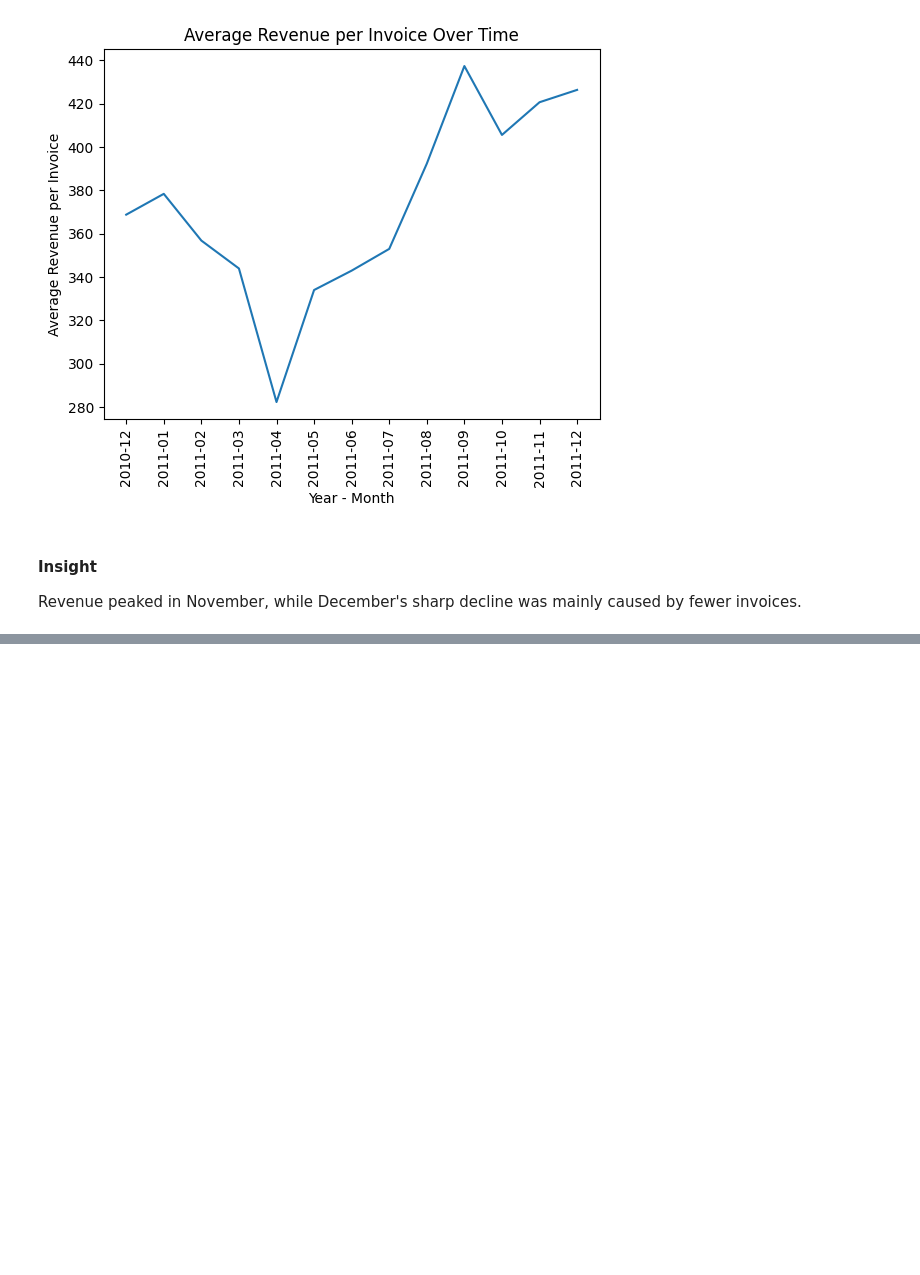
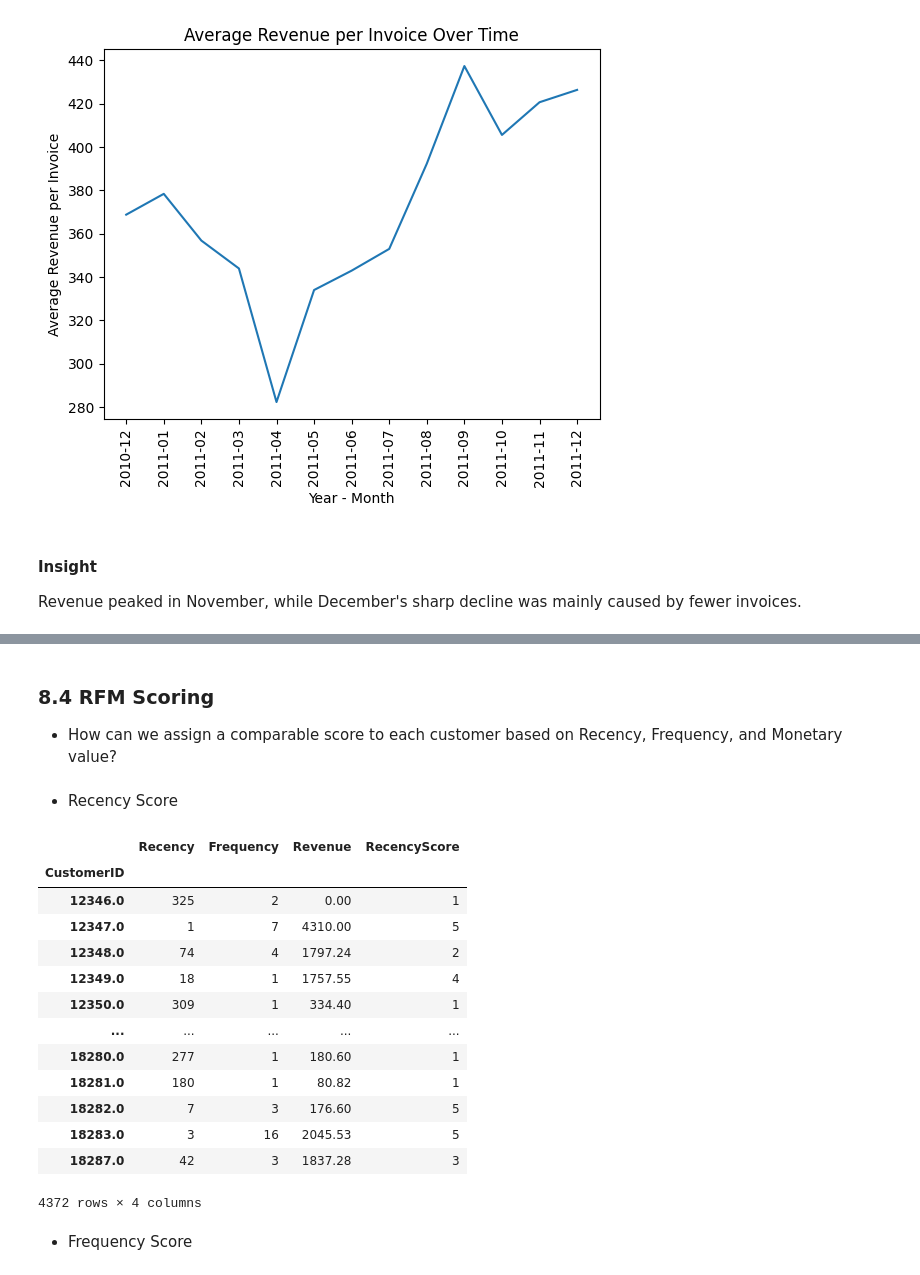
Before and after one commit to aylinshojazade/online-retail-analysis, a Jupyter notebook: analysis.ipynb, the cells around one changed output, grey strips where cells are left out. Cells and saved outputs as stored; diff of their text form; code cells hidden in the pictures; blank space fills up the shorter version.

Commit message:
Add RFM Scoring

```diff
--- a/analysis.ipynb
+++ b/analysis.ipynb
@@ -1543,0 +1552,4 @@ Revenue peaked in November, while December's sharp decline was mainly caused by
+# %%
+customer_last_purchase = df.groupby("CustomerID")["InvoiceDate"].max()
+
+customer_last_purchase
@@ -1543,0 +1570,7 @@ Revenue peaked in November, while December's sharp decline was mainly caused by
+# %%
+rfm = (reference_date - customer_last_purchase).dt.days.to_frame()
+
+
+rfm.columns = ["Recency"]
+
+rfm
@@ -1543,0 +1653,31 @@ Revenue peaked in November, while December's sharp decline was mainly caused by
+# %% [markdown]
+### 8.4 RFM Scoring
+
+- How can we assign a comparable score to each customer based on Recency, Frequency, and Monetary value?
+# %% [markdown]
+- Recency Score
+# %%
+rfm["RecencyScore"] = pd.qcut(
+    rfm["Recency"],
+    5,
+    labels=[5, 4, 3, 2, 1]
+)
+
+rfm
+# %% [output]
+|  | Recency | Frequency | Revenue | RecencyScore |
+| CustomerID |  |  |  |  |
+| 12346.0 | 325 | 2 | 0.00 | 1 |
+| 12347.0 | 1 | 7 | 4310.00 | 5 |
+| 12348.0 | 74 | 4 | 1797.24 | 2 |
+| 12349.0 | 18 | 1 | 1757.55 | 4 |
+| 12350.0 | 309 | 1 | 334.40 | 1 |
+| ... | ... | ... | ... | ... |
+| 18280.0 | 277 | 1 | 180.60 | 1 |
+| 18281.0 | 180 | 1 | 80.82 | 1 |
+| 18282.0 | 7 | 3 | 176.60 | 5 |
+| 18283.0 | 3 | 16 | 2045.53 | 5 |
+| 18287.0 | 42 | 3 | 1837.28 | 3 |
+4372 rows × 4 columns
+# %% [markdown]
+- Frequency Score
```
Also changed, not shown: parts of 20 cells of this notebook.
